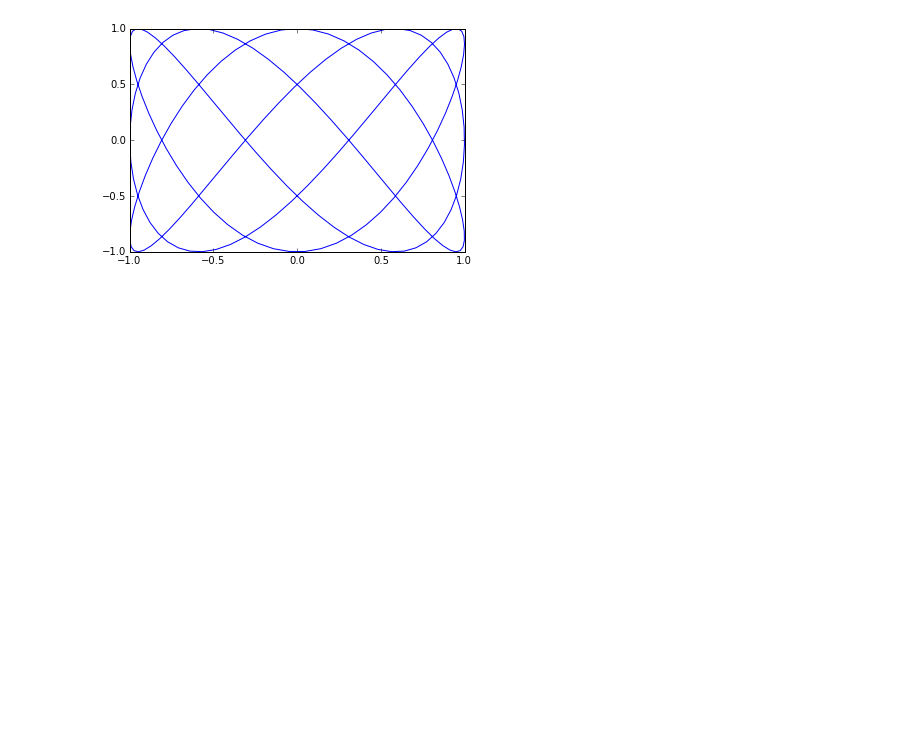
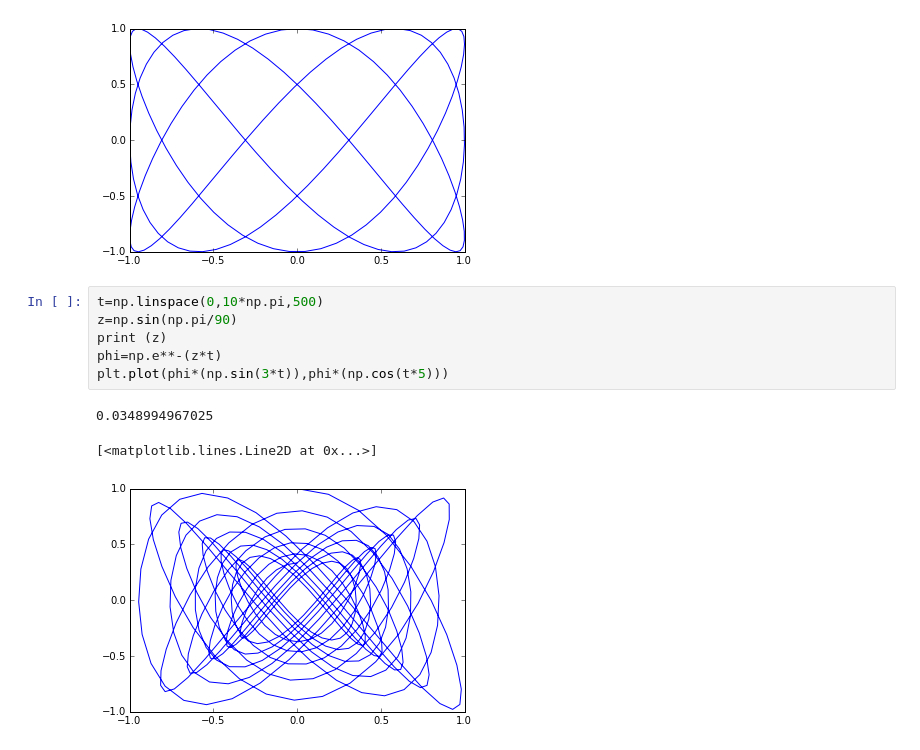
Before and after one commit to daleroblin/python_jupyter_scratch, a Jupyter notebook: simple_plots.ipynb, the cells around one changed output. Cells and saved outputs as stored; diff of their text form; blank space fills up the shorter version.

Commit message:
Damped lissajous curves

```diff
--- a/simple_plots.ipynb
+++ b/simple_plots.ipynb
@@ -99,3 +99,13 @@ plt.plot(np.sin(3*t),np.cos(5*t))
 # %% [output]
 [<matplotlib.lines.Line2D at 0x...>]
 [figure]
+# %%
+t=np.linspace(0,10*np.pi,500)
+z=np.sin(np.pi/90)
+print (z)
+phi=np.e**-(z*t)
+plt.plot(phi*(np.sin(3*t)),phi*(np.cos(t*5)))
+# %% [output]
+0.0348994967025
+[<matplotlib.lines.Line2D at 0x...>]
+[figure, added]
```
